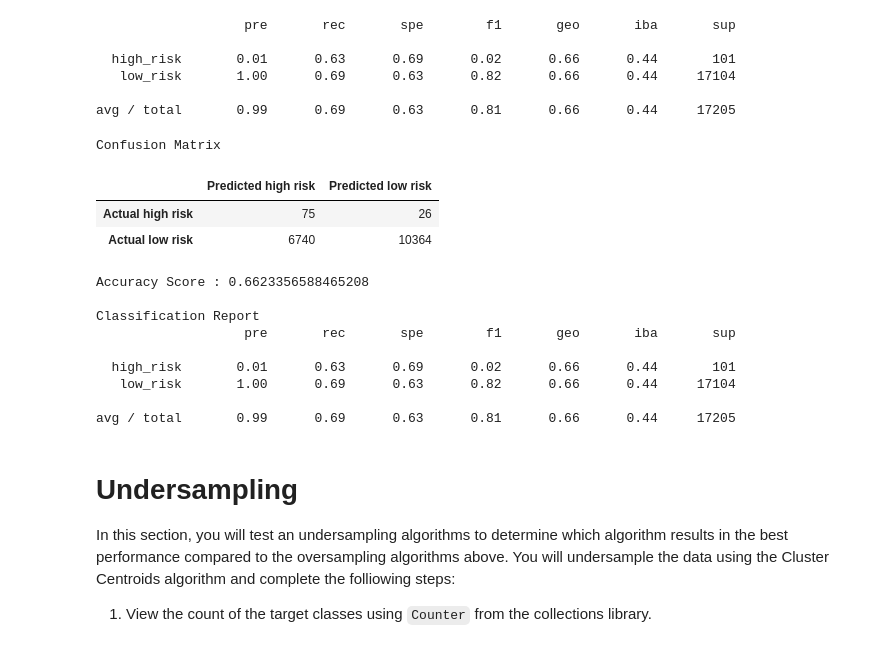
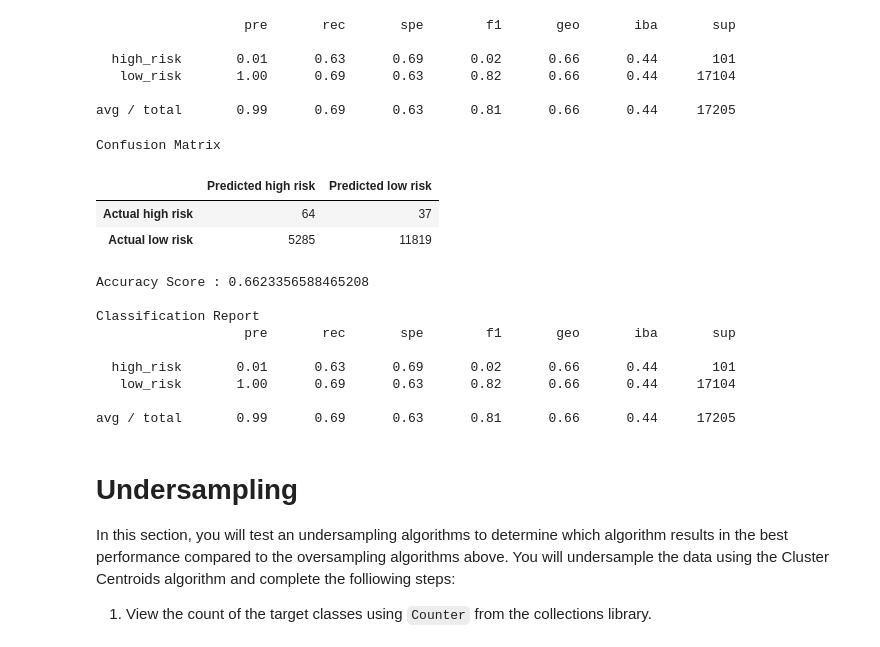
Before and after one commit to BLTerrell/Credit_Risk_Analysis, a Jupyter notebook: Module-17-Challenge-Resources/credit_risk_resampling.ipynb, the cells around one changed output. Drawn from its saved outputs; the diff is of its cells as text; code cells hidden in the pictures.

```diff
--- a/Module-17-Challenge-Resources/credit_risk_resampling.ipynb
+++ b/Module-17-Challenge-Resources/credit_risk_resampling.ipynb
@@ -280,19 +280,19 @@ avg / total       0.99      0.69      0.63      0.81      0.66      0.44     172
 # %%
 cm_sm = confusion_matrix(y_test, y_pred_sm)
 
 # Create a DataFrame from the confusion matrix.
-cm_sm_df = pd.DataFrame(cm, index=["Actual high risk", "Actual low risk"], columns=["Predicted high risk", "Predicted low risk"])
+cm_sm_df = pd.DataFrame(cm_sm, index=["Actual high risk", "Actual low risk"], columns=["Predicted high risk", "Predicted low risk"])
 
 print("Confusion Matrix")
 display(cm_sm_df)
 print(f"Accuracy Score : {balanced_accuracy_score(y_test, y_pred_sm)}")
 print("\nClassification Report")
 print(classification_report_imbalanced(y_test, y_pred_sm))
 # %% [output]
 Confusion Matrix
 |  | Predicted high risk | Predicted low risk |
-| Actual high risk | 75 | 26 |
-| Actual low risk | 6740 | 10364 |
+| Actual high risk | 64 | 37 |
+| Actual low risk | 5285 | 11819 |
 Accuracy Score : 0.6623356588465208
 
 Classification Report
```
Also changed, not shown: 3 other files.
